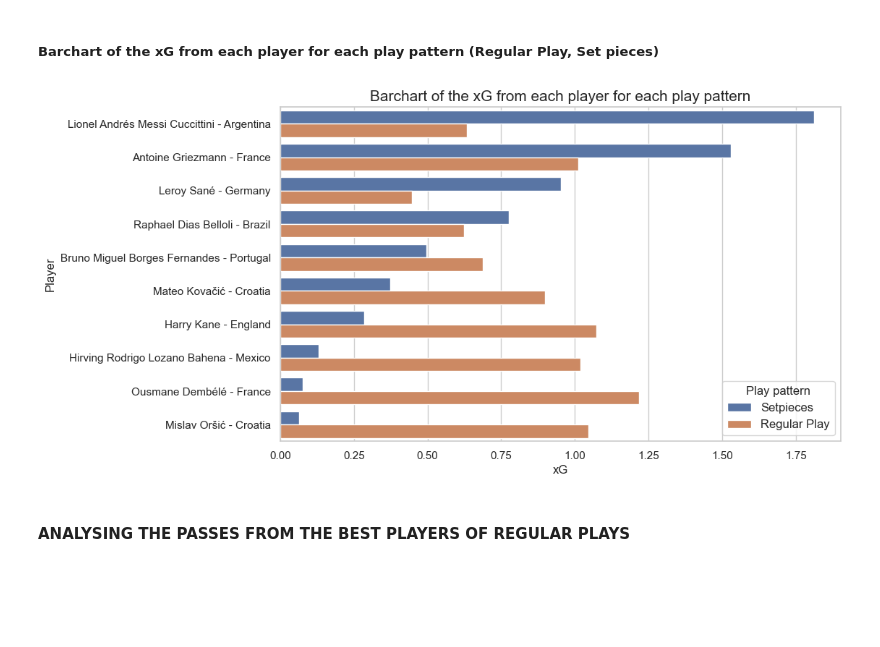
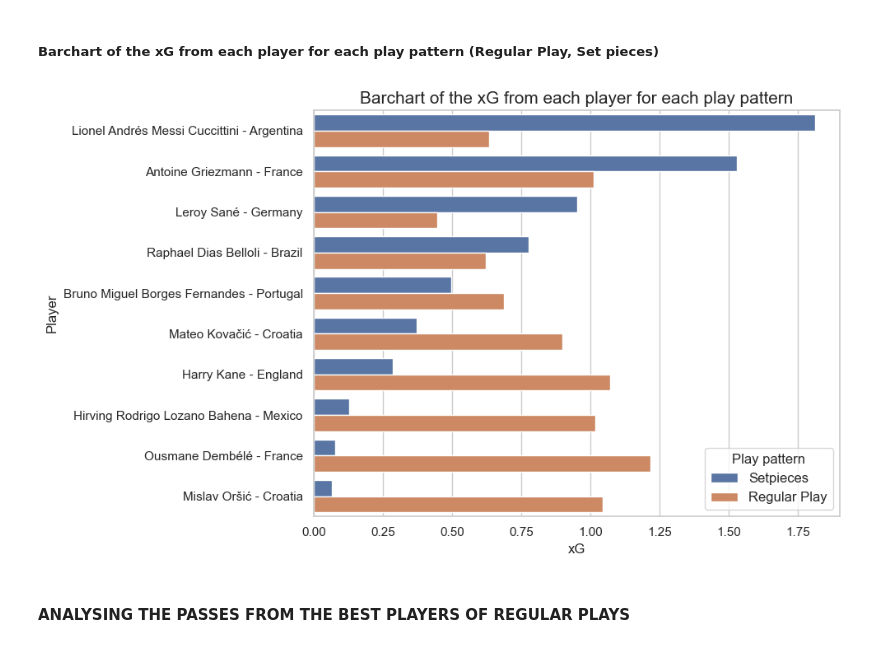
Before and after one commit to GabrielGausachs/WC2022-passes-analysed, a Jupyter notebook: code/last_pass_players.ipynb, the cells around one changed output. Cells and saved outputs as stored; diff of their text form; code cells hidden in the pictures; blank space fills up the shorter version.

Commit message:
plots saved

```diff
--- a/code/last_pass_players.ipynb
+++ b/code/last_pass_players.ipynb
@@ -83,26 +83,28 @@ display(top_players)
 # %%
 import seaborn as sns
 import matplotlib.pyplot as plt
 
 data = players_xg[players_xg['player'].isin(top_players)]
 data = data.groupby(['player','play_pattern'])['xG'].sum().reset_index()
 data = data.sort_values(by=['play_pattern','xG'], ascending=False)
 
 plt.figure(figsize=(10, 6))
 sns.set(style="whitegrid")
 
 plot = sns.barplot(x='xG', y='player', hue='play_pattern', data=data, orient='h')
 
 plt.xlabel('xG')
 plt.ylabel('Player')
 plt.title('Barchart of the xG from each player for each play pattern',fontsize=15)
 plt.legend(title='Play pattern',loc='lower right', fontsize='medium')
 
+plt.tight_layout()
+
 plt.savefig('../img/BarchartXGPlayer.png')
 
 plt.show()
 # %% [output]
-[figure, old version]
+[figure, new version]
 # %% [markdown]
 #### ANALYSING THE PASSES FROM THE BEST PLAYERS OF REGULAR PLAYS
 # %%
```
Also changed, not shown: parts of 1 cell of this notebook, 1 other file.
